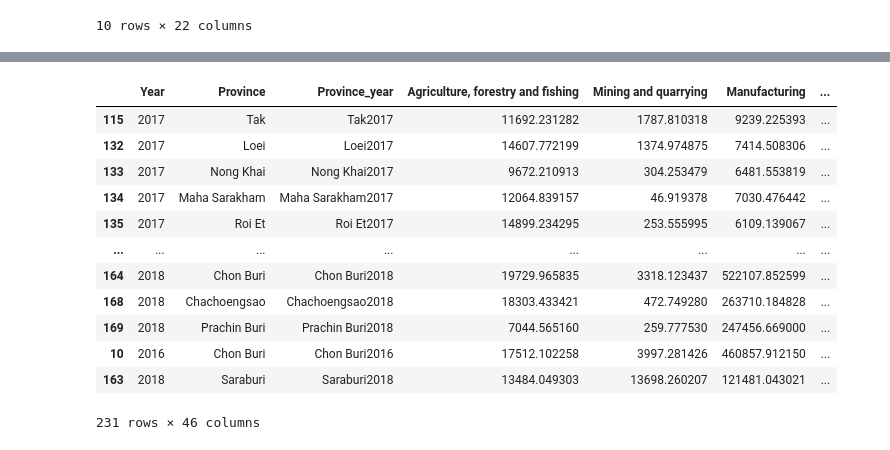
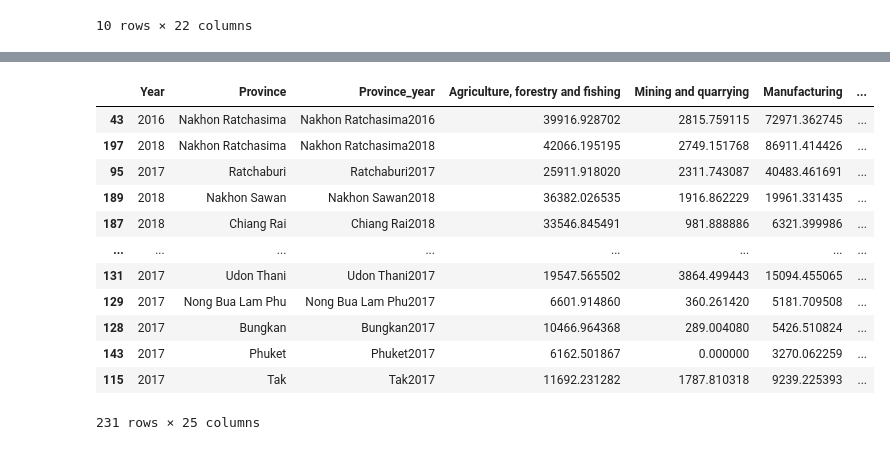
Before and after one commit to pant411/final_stat_pant, a Jupyter notebook: part2_clustering.ipynb, the cells around one changed output, grey strips where cells are left out. Cells and saved outputs as stored; diff of their text form; code cells hidden in the pictures.

Commit message:
edit join

```diff
--- a/part2_clustering.ipynb
+++ b/part2_clustering.ipynb
@@ -330,20 +331,21 @@ print(metrics.davies_bouldin_score(df2,kmeans.labels_)) #ควรต่ำๆ
 # %%
-cluster1 = pd.concat([df, df2], axis=1, join="inner").sort_values(by=["cluster_id"])
+#cluster1 = pd.concat([df, df2], axis=1, join="inner")
+cluster1 = df.join(df2[["cluster_id"]],how="inner").sort_values(by=["cluster_id"])
 cluster1
 # %% [output]
 |  | Year | Province | Province_year | Agriculture, forestry and fishing | Mining and quarrying | Manufacturing | ... |
+| 43 | 2016 | Nakhon Ratchasima | Nakhon Ratchasima2016 | 39916.928702 | 2815.759115 | 72971.362745 | ... |
+| 197 | 2018 | Nakhon Ratchasima | Nakhon Ratchasima2018 | 42066.195195 | 2749.151768 | 86911.414426 | ... |
+| 95 | 2017 | Ratchaburi | Ratchaburi2017 | 25911.918020 | 2311.743087 | 40483.461691 | ... |
+| 189 | 2018 | Nakhon Sawan | Nakhon Sawan2018 | 36382.026535 | 1916.862229 | 19961.331435 | ... |
+| 187 | 2018 | Chiang Rai | Chiang Rai2018 | 33546.845491 | 981.888886 | 6321.399986 | ... |
+| ... | ... | ... | ... | ... | ... | ... | ... |
+| 131 | 2017 | Udon Thani | Udon Thani2017 | 19547.565502 | 3864.499443 | 15094.455065 | ... |
+| 129 | 2017 | Nong Bua Lam Phu | Nong Bua Lam Phu2017 | 6601.914860 | 360.261420 | 5181.709508 | ... |
+| 128 | 2017 | Bungkan | Bungkan2017 | 10466.964368 | 289.004080 | 5426.510824 | ... |
+| 143 | 2017 | Phuket | Phuket2017 | 6162.501867 | 0.000000 | 3270.062259 | ... |
 | 115 | 2017 | Tak | Tak2017 | 11692.231282 | 1787.810318 | 9239.225393 | ... |
-| 132 | 2017 | Loei | Loei2017 | 14607.772199 | 1374.974875 | 7414.508306 | ... |
-| 133 | 2017 | Nong Khai | Nong Khai2017 | 9672.210913 | 304.253479 | 6481.553819 | ... |
-| 134 | 2017 | Maha Sarakham | Maha Sarakham2017 | 12064.839157 | 46.919378 | 7030.476442 | ... |
-| 135 | 2017 | Roi Et | Roi Et2017 | 14899.234295 | 253.555995 | 6109.139067 | ... |
-| ... | ... | ... | ... | ... | ... | ... | ... |
-| 164 | 2018 | Chon Buri | Chon Buri2018 | 19729.965835 | 3318.123437 | 522107.852599 | ... |
-| 168 | 2018 | Chachoengsao | Chachoengsao2018 | 18303.433421 | 472.749280 | 263710.184828 | ... |
-| 169 | 2018 | Prachin Buri | Prachin Buri2018 | 7044.565160 | 259.777530 | 247456.669000 | ... |
-| 10 | 2016 | Chon Buri | Chon Buri2016 | 17512.102258 | 3997.281426 | 460857.912150 | ... |
-| 163 | 2018 | Saraburi | Saraburi2018 | 13484.049303 | 13698.260207 | 121481.043021 | ... |
-231 rows × 46 columns
+231 rows × 25 columns
 # %%
 info_cluster = df2[df2.cluster_id==0].mean()
 for i in range(k-1):
```
Also changed, not shown: parts of 11 cells of this notebook, 4 other files.
